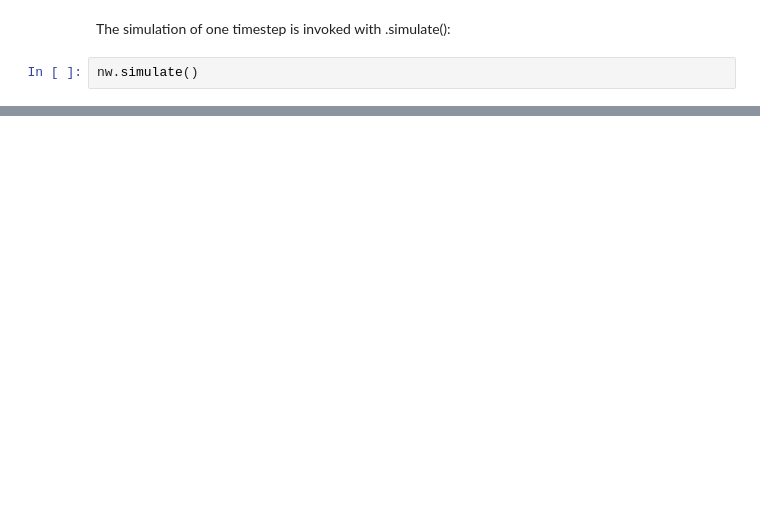
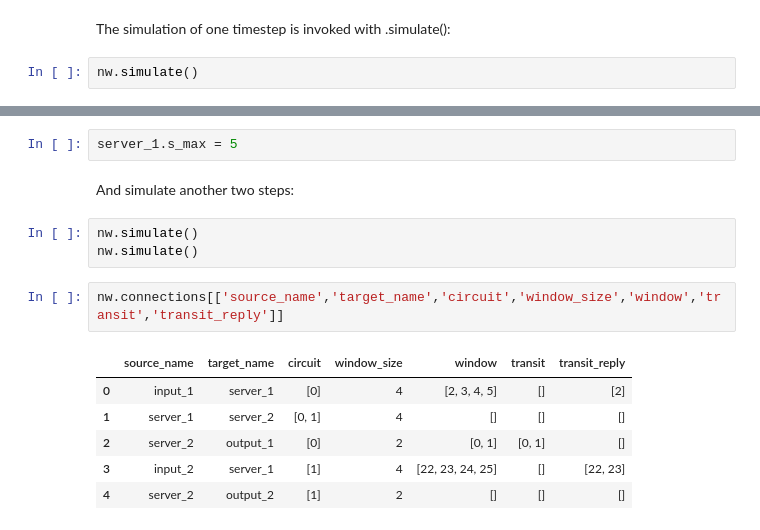
Before and after one commit to cdoepmann/predictor-core, a Jupyter notebook: OTS/ns_f/ns_f_test.ipynb, the cells around one changed output, grey strips where cells are left out. Saved outputs shown, nothing was run; the diff lists cells and outputs as text; blank space fills up the shorter version.

```diff
--- a/OTS/ns_f/ns_f_test.ipynb
+++ b/OTS/ns_f/ns_f_test.ipynb
@@ -199,0 +319,16 @@ nw.connections.loc[0].feat.transit = [0, 1]
+# %%
+server_1.s_max = 5
+# %% [markdown]
+And simulate another two steps:
+# %%
+nw.simulate()
+nw.simulate()
+# %%
+nw.connections[['source_name','target_name','circuit','window_size','window','transit','transit_reply']]
+# %% [output]
+|  | source_name | target_name | circuit | window_size | window | transit | transit_reply |
+| 0 | input_1 | server_1 | [0] | 4 | [2, 3, 4, 5] | [] | [2] |
+| 1 | server_1 | server_2 | [0, 1] | 4 | [] | [] | [] |
+| 2 | server_2 | output_1 | [0] | 2 | [0, 1] | [0, 1] | [] |
+| 3 | input_2 | server_1 | [1] | 4 | [22, 23, 24, 25] | [] | [22, 23] |
+| 4 | server_2 | output_2 | [1] | 2 | [] | [] | [] |
```
Also changed, not shown: parts of 38 cells of this notebook, 3 other files.
